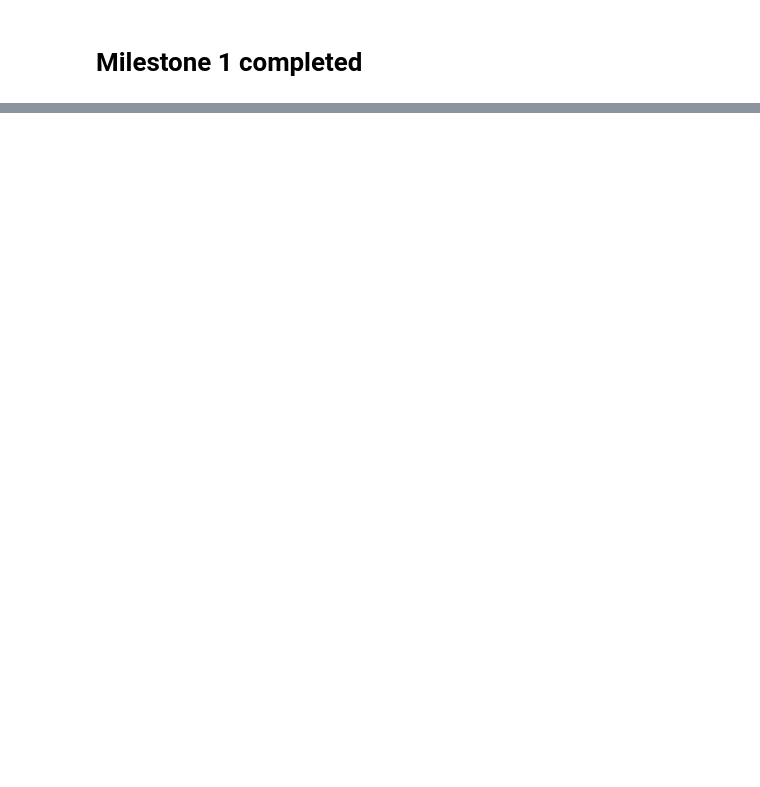
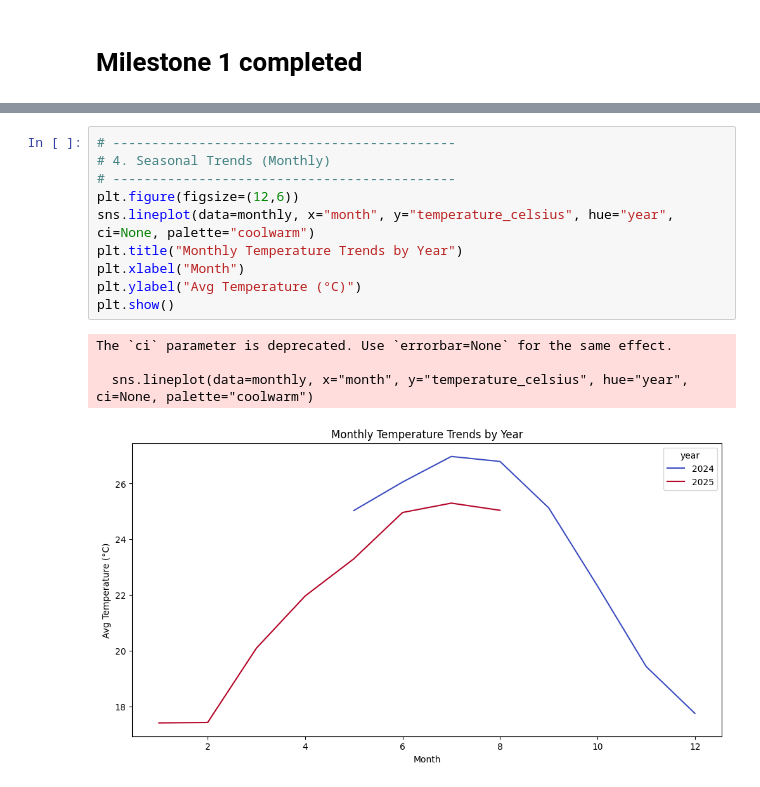
Before and after one commit to kavinya140/-DV-Climatescope-Kavinya, a Jupyter notebook: weatherclean.ipynb, the cells around one changed output, grey strips where cells are left out. Saved outputs shown, nothing was run; the diff lists cells and outputs as text; blank space fills up the shorter version.

```diff
--- a/weatherclean.ipynb
+++ b/weatherclean.ipynb
@@ -301,0 +345,15 @@ plt.show()
+# %%
+# --------------------------------------------
+# 4. Seasonal Trends (Monthly)
+# --------------------------------------------
+plt.figure(figsize=(12,6))
+sns.lineplot(data=monthly, x="month", y="temperature_celsius", hue="year", ci=None, palette="coolwarm")
+plt.title("Monthly Temperature Trends by Year")
+plt.xlabel("Month")
+plt.ylabel("Avg Temperature (°C)")
+plt.show()
+# %% [output]
+The `ci` parameter is deprecated. Use `errorbar=None` for the same effect.
+
+  sns.lineplot(data=monthly, x="month", y="temperature_celsius", hue="year", ci=None, palette="coolwarm")
+[figure, added]
```
Also changed, not shown: parts of 9 cells of this notebook.
